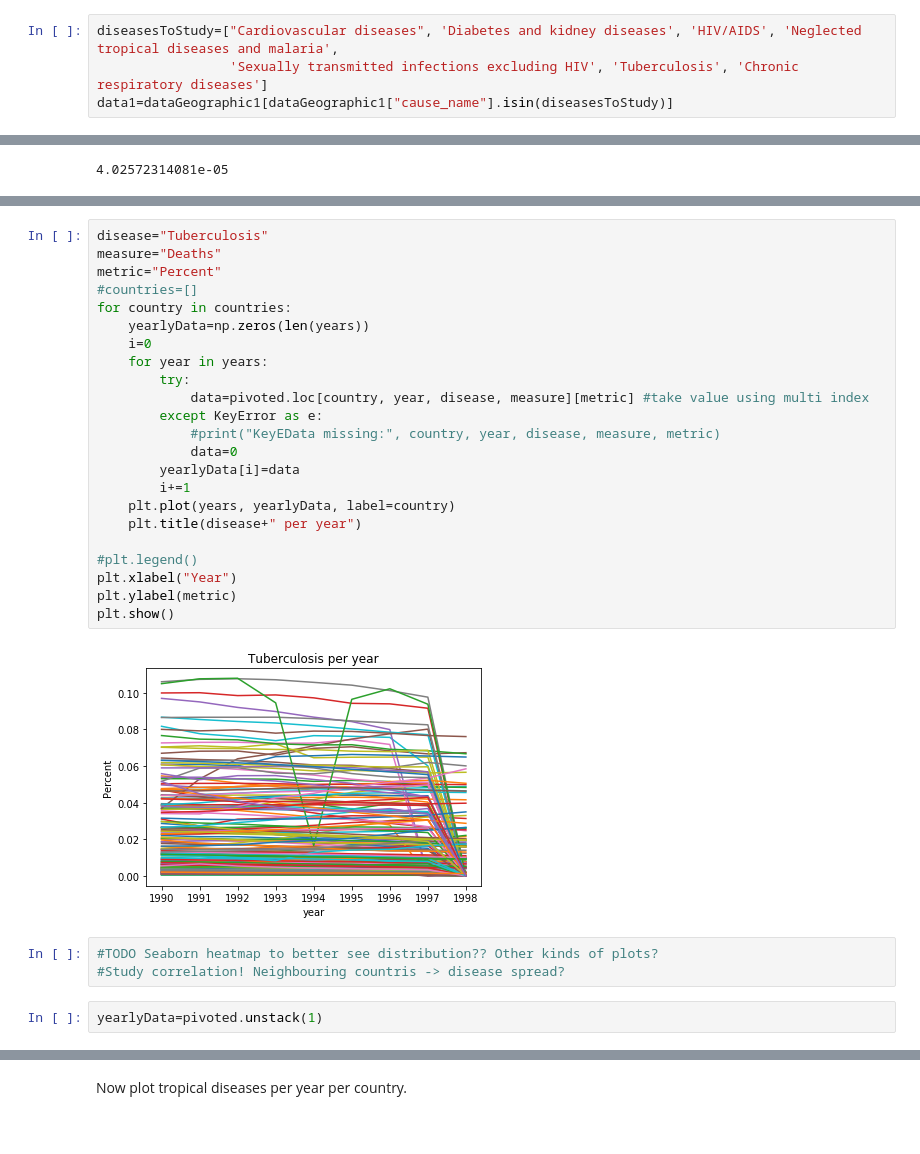
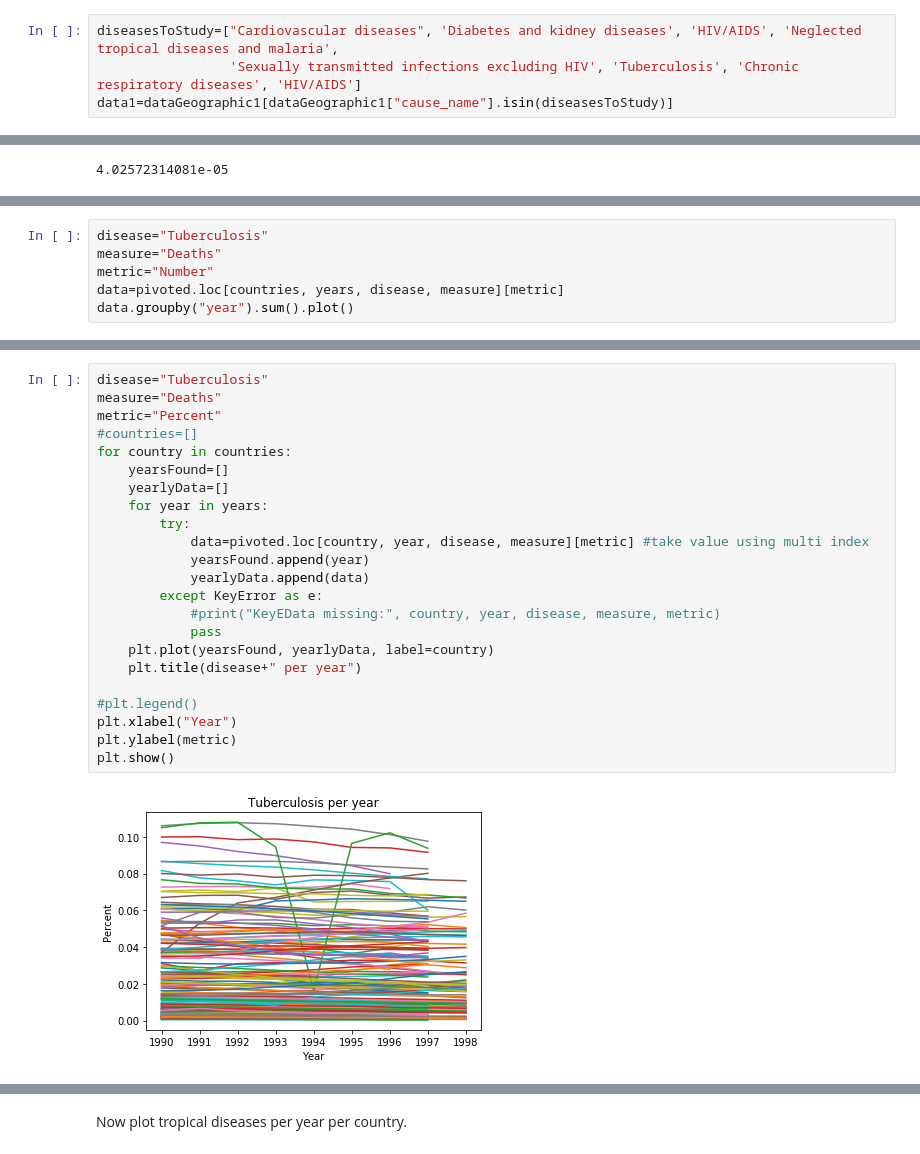
Before and after one commit to itsyaboii1337/Data_Science_Alliance, a Jupyter notebook: Analysing_Medical_Data.ipynb, the cells around one changed output, grey strips where cells are left out. Saved outputs shown, nothing was run; the diff lists cells and outputs as text.

```diff
--- a/Analysing_Medical_Data.ipynb
+++ b/Analysing_Medical_Data.ipynb
@@ -208,6 +249,6 @@ countries=np.unique(dataGeographic1["location_name"])
 # %%
 diseasesToStudy=["Cardiovascular diseases", 'Diabetes and kidney diseases', 'HIV/AIDS', 'Neglected tropical diseases and malaria',
-                 'Sexually transmitted infections excluding HIV', 'Tuberculosis', 'Chronic respiratory diseases']
+                 'Sexually transmitted infections excluding HIV', 'Tuberculosis', 'Chronic respiratory diseases', 'HIV/AIDS']
 data1=dataGeographic1[dataGeographic1["cause_name"].isin(diseasesToStudy)]
 # %%
 pivoted=pd.pivot_table(data1, index=["location_name", "year", "cause_name","measure_name"], columns="metric_name", values="val")
@@ -244,3 +296,9 @@ print(countries)
  'Ukraine' 'United Arab Emirates' 'United Kingdom' 'United States'
  'Uruguay' 'Uzbekistan' 'Vanuatu' 'Venezuela' 'Vietnam'
  'Virgin Islands, U.S.' 'Yemen' 'Zambia' 'Zimbabwe']
+# %%
+disease="Tuberculosis"
+measure="Deaths"
+metric="Number"
+data=pivoted.loc[countries, years, disease, measure][metric]
+data.groupby("year").sum().plot()
@@ -247,30 +308,25 @@ print(countries)
 # %%
 disease="Tuberculosis"
 measure="Deaths"
 metric="Percent"
 #countries=[]
 for country in countries:
-    yearlyData=np.zeros(len(years))
-    i=0
+    yearsFound=[]
+    yearlyData=[]
     for year in years:
         try:
             data=pivoted.loc[country, year, disease, measure][metric] #take value using multi index
+            yearsFound.append(year)
+            yearlyData.append(data)
         except KeyError as e:
             #print("KeyEData missing:", country, year, disease, measure, metric)
-            data=0
-        yearlyData[i]=data
-        i+=1
-    plt.plot(years, yearlyData, label=country)
+            pass
+    plt.plot(yearsFound, yearlyData, label=country)
     plt.title(disease+" per year")
 
 #plt.legend()
 plt.xlabel("Year")
 plt.ylabel(metric)
 plt.show()
 # %% [output]
-[figure, old version]
+[figure, new version]
-# %%
-#TODO Seaborn heatmap to better see distribution?? Other kinds of plots?
-#Study correlation! Neighbouring countris -> disease spread?
-# %%
-yearlyData=pivoted.unstack(1)
```
Also changed, not shown: parts of 17 cells of this notebook.
